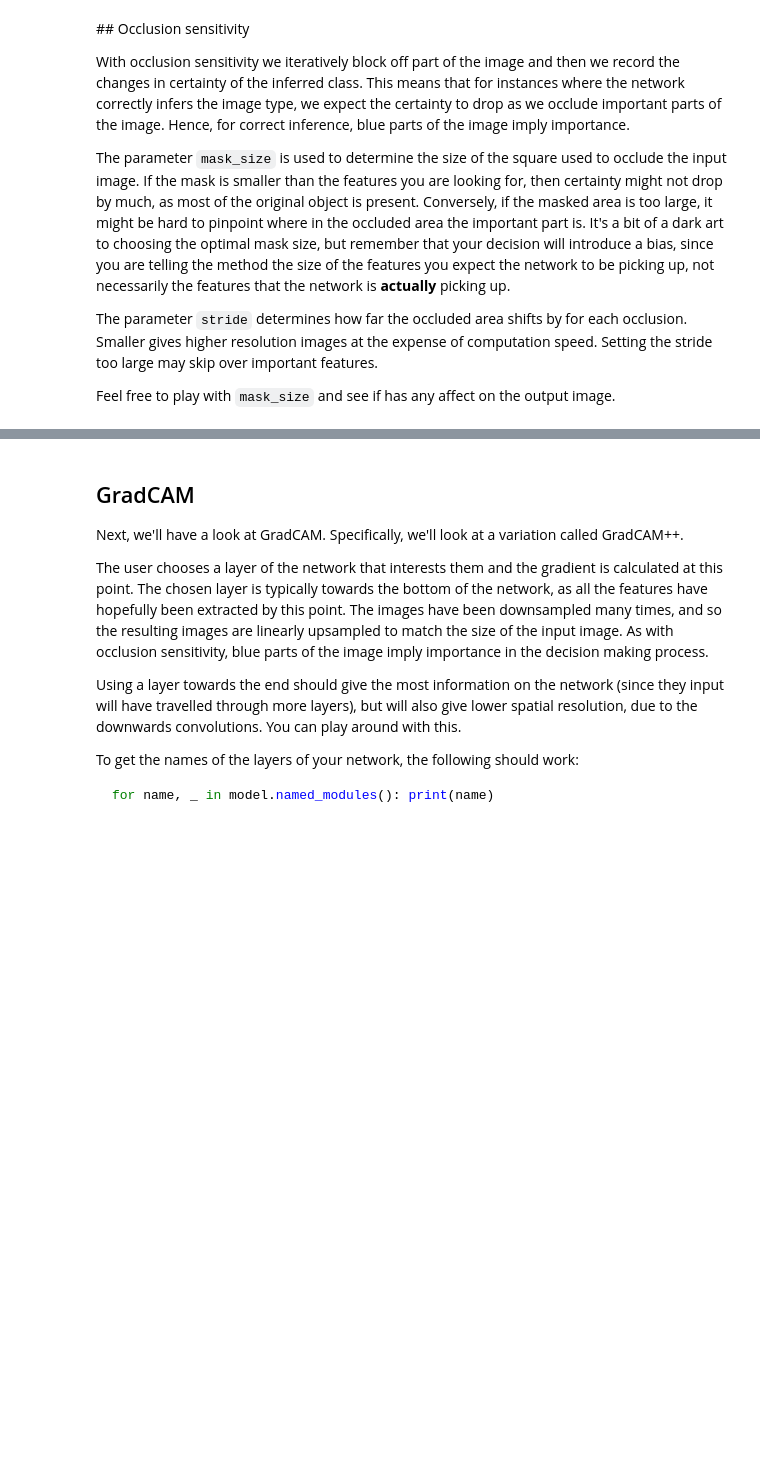
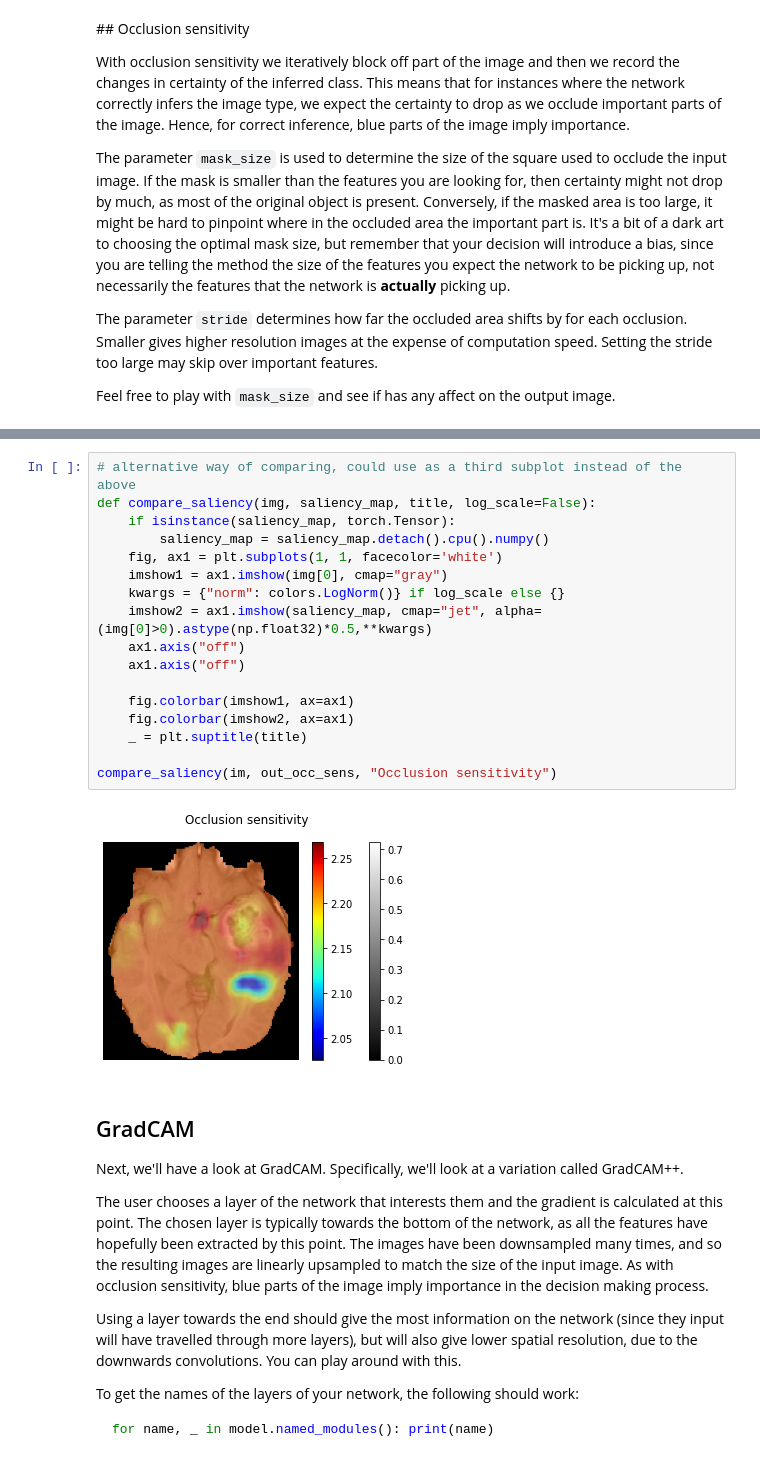
Before and after one commit to rijobro/2D_MONAI_tutorials, a Jupyter notebook: 01_classification/02_interpretability.ipynb, the cells around one changed output, grey strips where cells are left out. Drawn from its saved outputs; the diff is of its cells as text; blank space fills up the shorter version.

```diff
--- a/01_classification/02_interpretability.ipynb
+++ b/01_classification/02_interpretability.ipynb
@@ -263,3 +263,22 @@ compare_saliency(im, out_occ_sens, "Occlusion sensitivity")
+# %%
+# alternative way of comparing, could use as a third subplot instead of the above
+def compare_saliency(img, saliency_map, title, log_scale=False):
+    if isinstance(saliency_map, torch.Tensor):
+        saliency_map = saliency_map.detach().cpu().numpy()
+    fig, ax1 = plt.subplots(1, 1, facecolor='white')
+    imshow1 = ax1.imshow(img[0], cmap="gray")
+    kwargs = {"norm": colors.LogNorm()} if log_scale else {}
+    imshow2 = ax1.imshow(saliency_map, cmap="jet", alpha=(img[0]>0).astype(np.float32)*0.5,**kwargs)
+    ax1.axis("off")
+    ax1.axis("off")
+
+    fig.colorbar(imshow1, ax=ax1)
+    fig.colorbar(imshow2, ax=ax1)
+    _ = plt.suptitle(title)
+
+compare_saliency(im, out_occ_sens, "Occlusion sensitivity")
+# %% [output]
+[figure, added]
 # %% [markdown]
 ## GradCAM
 Next, we'll have a look at GradCAM. Specifically, we'll look at a variation called GradCAM++.
```
Also changed, not shown: parts of 5 cells of this notebook, 2 other files.
